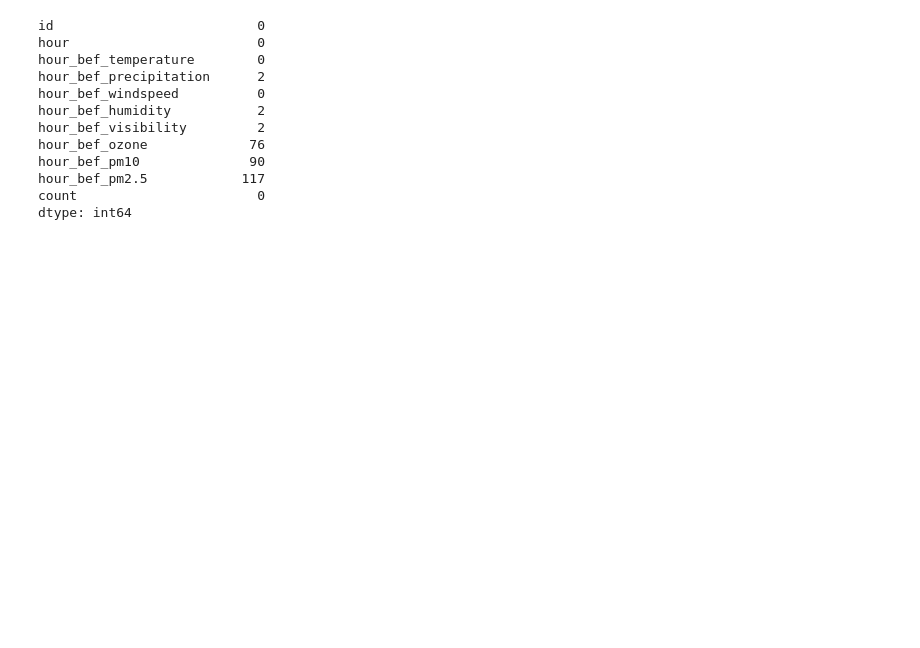
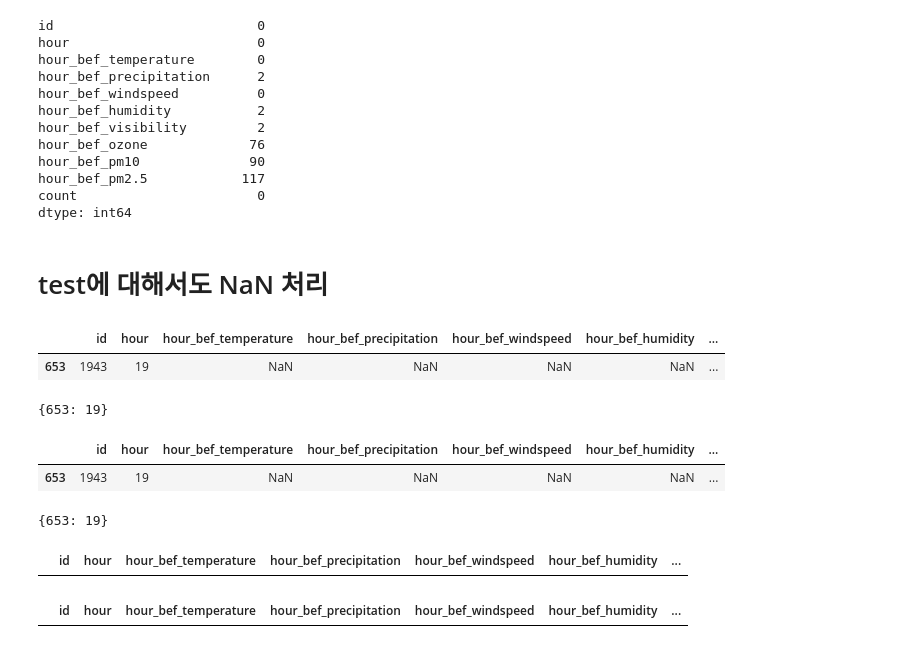
Before and after one commit to GaYounKoh/study, a Jupyter notebook: 2 따릉이/[1w] 2 Preprocessing.ipynb, the cells around one changed output. Saved outputs shown, nothing was run; the diff lists cells and outputs as text; code cells hidden in the pictures; blank space fills up the shorter version.

```diff
--- a/2 따릉이/[1w] 2 Preprocessing.ipynb
+++ b/2 따릉이/[1w] 2 Preprocessing.ipynb
@@ -159,3 +159,27 @@ hour_bef_pm10              90
 hour_bef_pm2.5            117
 count                       0
 dtype: int64
+# %% [markdown]
+# test에 대해서도 NaN 처리
+# %%
+te_tem_na = test[test['hour_bef_temperature'].isna()]
+dic_te_tem_na = {} # na일 때 idx : hour
+for i in range(len(te_tem_na.hour)):
+    dic_te_tem_na[te_tem_na.index[i]] = te_tem_na.hour.iloc[i]
+te_tem_na
+dic_te_tem_na
+# %% [output]
+|  | id | hour | hour_bef_temperature | hour_bef_precipitation | hour_bef_windspeed | hour_bef_humidity | ... |
+| 653 | 1943 | 19 | NaN | NaN | NaN | NaN | ... |
+{653: 19}
+# %%
+te_win_na = test[test['hour_bef_windspeed'].isna()]
+dic_te_win_na = {} # na일 때 idx : hour
+for i in range(len(te_win_na.hour)):
+    dic_te_win_na[te_win_na.index[i]] = te_win_na.hour.iloc[i]
+te_win_na
+dic_te_win_na
+# %% [output]
+|  | id | hour | hour_bef_temperature | hour_bef_precipitation | hour_bef_windspeed | hour_bef_humidity | ... |
+| 653 | 1943 | 19 | NaN | NaN | NaN | NaN | ... |
+{653: 19}
@@ -161,0 +200,6 @@ dtype: int64
+# %%
+test[test['hour_bef_temperature'].isnull()]
+test[test['hour_bef_windspeed'].isnull()]
+# %% [output]
+|  | id | hour | hour_bef_temperature | hour_bef_precipitation | hour_bef_windspeed | hour_bef_humidity | ... |
+|  | id | hour | hour_bef_temperature | hour_bef_precipitation | hour_bef_windspeed | hour_bef_humidity | ... |
```
Also changed, not shown: parts of 5 cells of this notebook.
